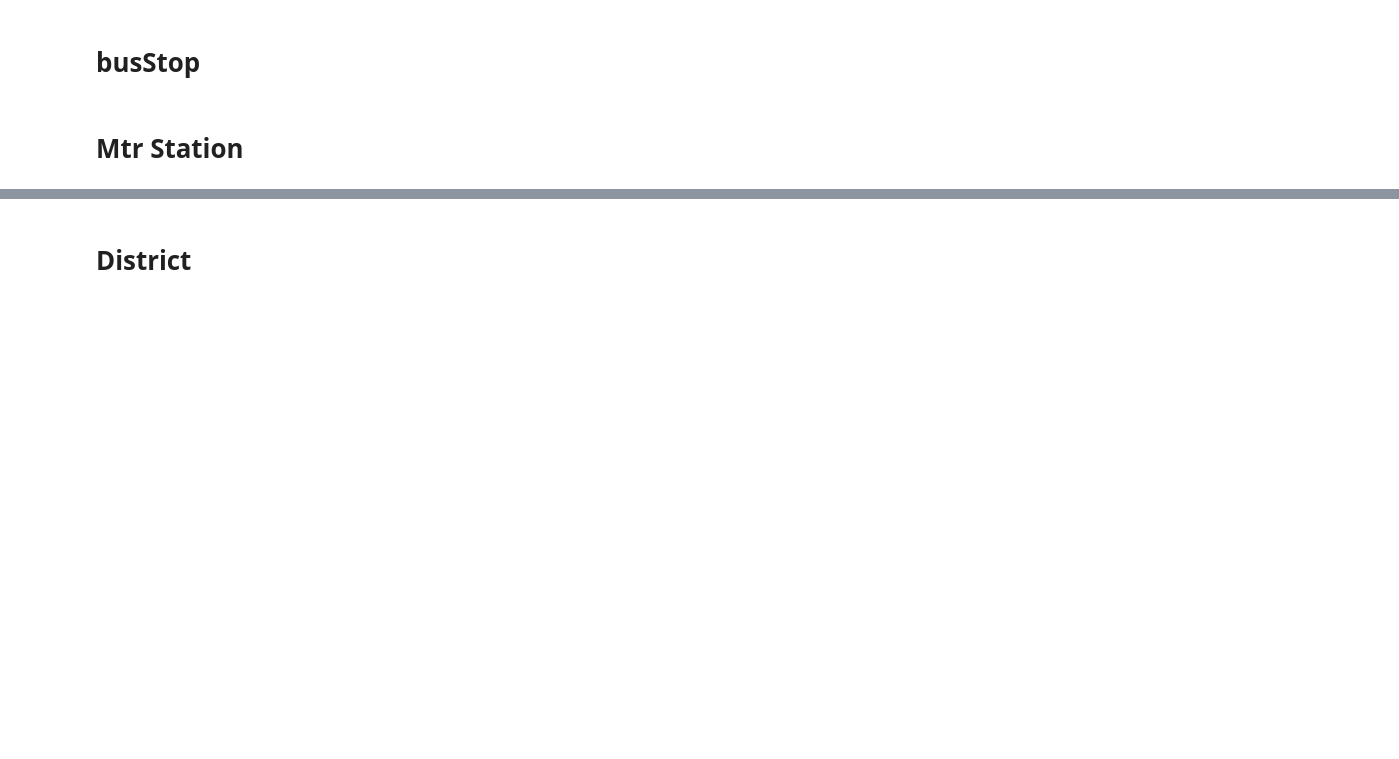
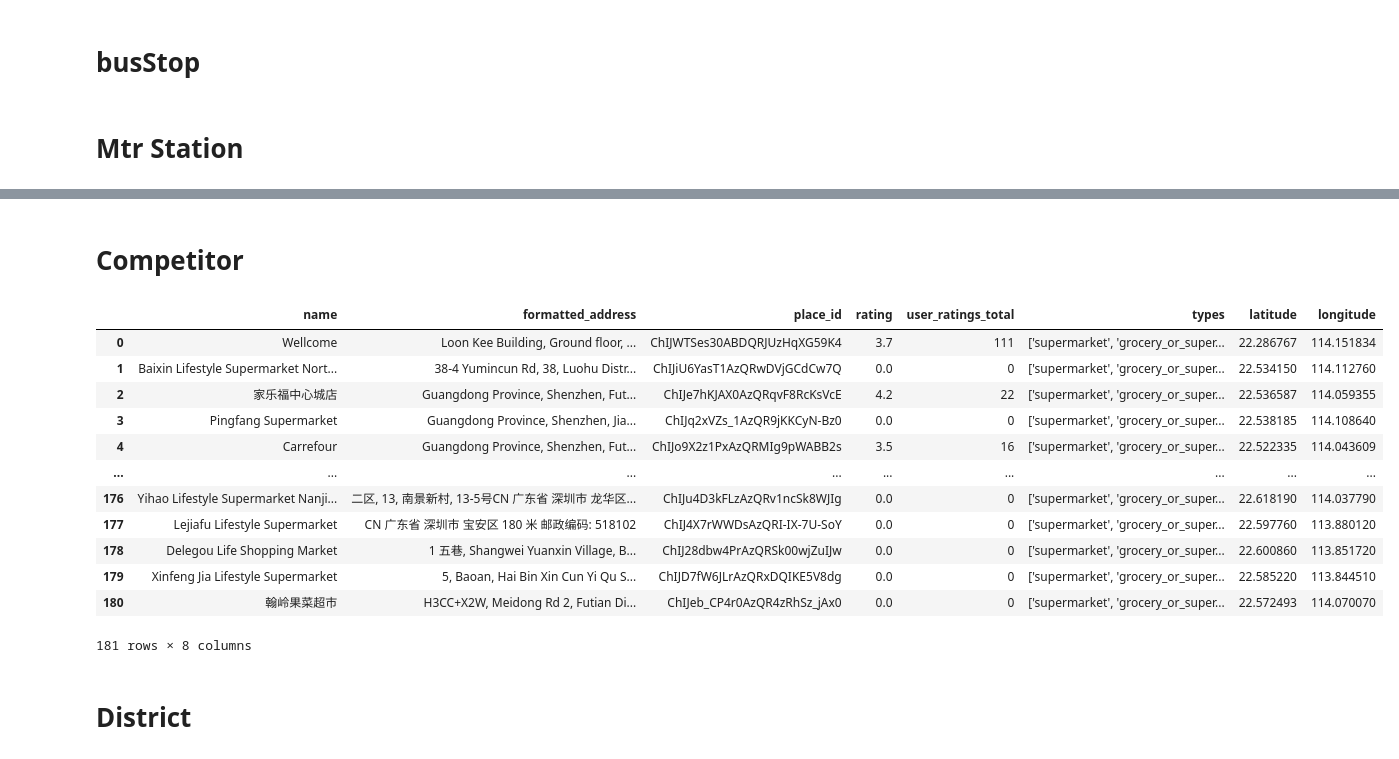
Before and after one commit to lokwanwai/DataHack_cuhkGPT, a Jupyter notebook: notebook/gridAnalysis.ipynb, the cells around one changed output, grey strips where cells are left out. Drawn from its saved outputs; the diff is of its cells as text; code cells hidden in the pictures; blank space fills up the shorter version.

```diff
--- a/notebook/gridAnalysis.ipynb
+++ b/notebook/gridAnalysis.ipynb
@@ -167 +167,20 @@ df_zone
 225 rows × 10 columns
+# %% [markdown]
+# Competitor
+# %%
+df_competitor = pd.read_csv("../data/processed/competitor.csv")
+df_competitor
+# %% [output]
+|  | name | formatted_address | place_id | rating | user_ratings_total | types | latitude | longitude |
+| 0 | Wellcome | Loon Kee Building, Ground floor, ... | ChIJWTSes30ABDQRJUzHqXG59K4 | 3.7 | 111 | ['supermarket', 'grocery_or_super... | 22.286767 | 114.151834 |
+| 1 | Baixin Lifestyle Supermarket Nort... | 38-4 Yumincun Rd, 38, Luohu Distr... | ChIJiU6YasT1AzQRwDVjGCdCw7Q | 0.0 | 0 | ['supermarket', 'grocery_or_super... | 22.534150 | 114.112760 |
+| 2 | 家乐福中心城店 | Guangdong Province, Shenzhen, Fut... | ChIJe7hKJAX0AzQRqvF8RcKsVcE | 4.2 | 22 | ['supermarket', 'grocery_or_super... | 22.536587 | 114.059355 |
+| 3 | Pingfang Supermarket | Guangdong Province, Shenzhen, Jia... | ChIJq2xVZs_1AzQR9jKKCyN-Bz0 | 0.0 | 0 | ['supermarket', 'grocery_or_super... | 22.538185 | 114.108640 |
+| 4 | Carrefour | Guangdong Province, Shenzhen, Fut... | ChIJo9X2z1PxAzQRMIg9pWABB2s | 3.5 | 16 | ['supermarket', 'grocery_or_super... | 22.522335 | 114.043609 |
+| ... | ... | ... | ... | ... | ... | ... | ... | ... |
+| 176 | Yihao Lifestyle Supermarket Nanji... | 二区, 13, 南景新村, 13-5号CN 广东省 深圳市 龙华区... | ChIJu4D3kFLzAzQRv1ncSk8WJIg | 0.0 | 0 | ['supermarket', 'grocery_or_super... | 22.618190 | 114.037790 |
+| 177 | Lejiafu Lifestyle Supermarket | CN 广东省 深圳市 宝安区 180 米 邮政编码: 518102 | ChIJ4X7rWWDsAzQRI-IX-7U-SoY | 0.0 | 0 | ['supermarket', 'grocery_or_super... | 22.597760 | 113.880120 |
+| 178 | Delegou Life Shopping Market | 1 五巷, Shangwei Yuanxin Village, B... | ChIJ28dbw4PrAzQRSk00wjZuIJw | 0.0 | 0 | ['supermarket', 'grocery_or_super... | 22.600860 | 113.851720 |
+| 179 | Xinfeng Jia Lifestyle Supermarket | 5, Baoan, Hai Bin Xin Cun Yi Qu S... | ChIJD7fW6JLrAzQRxDQIKE5V8dg | 0.0 | 0 | ['supermarket', 'grocery_or_super... | 22.585220 | 113.844510 |
+| 180 | 翰岭果菜超市 | H3CC+X2W, Meidong Rd 2, Futian Di... | ChIJeb_CP4r0AzQR4zRhSz_jAx0 | 0.0 | 0 | ['supermarket', 'grocery_or_super... | 22.572493 | 114.070070 |
+181 rows × 8 columns
```
Also changed, not shown: parts of 5 cells of this notebook.
